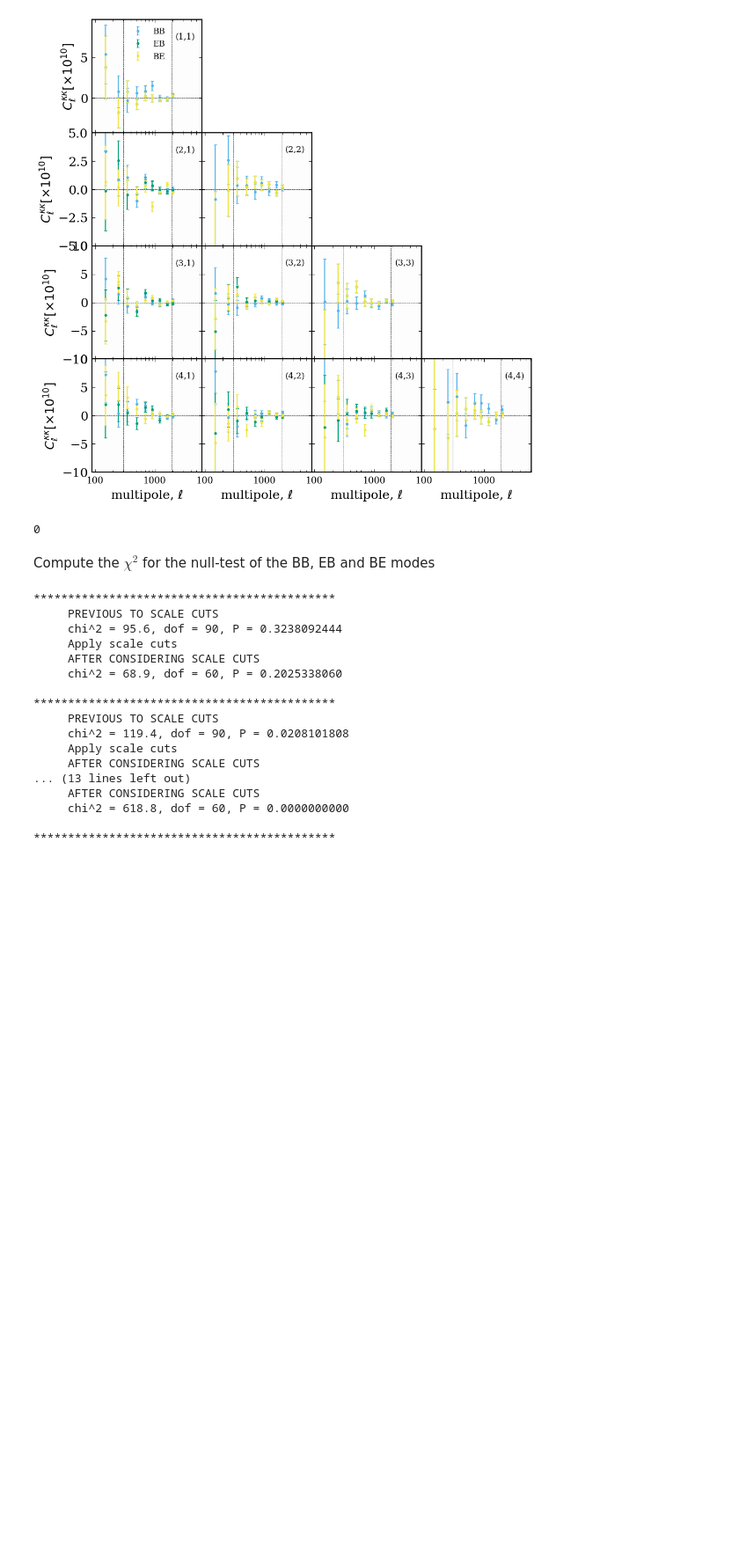
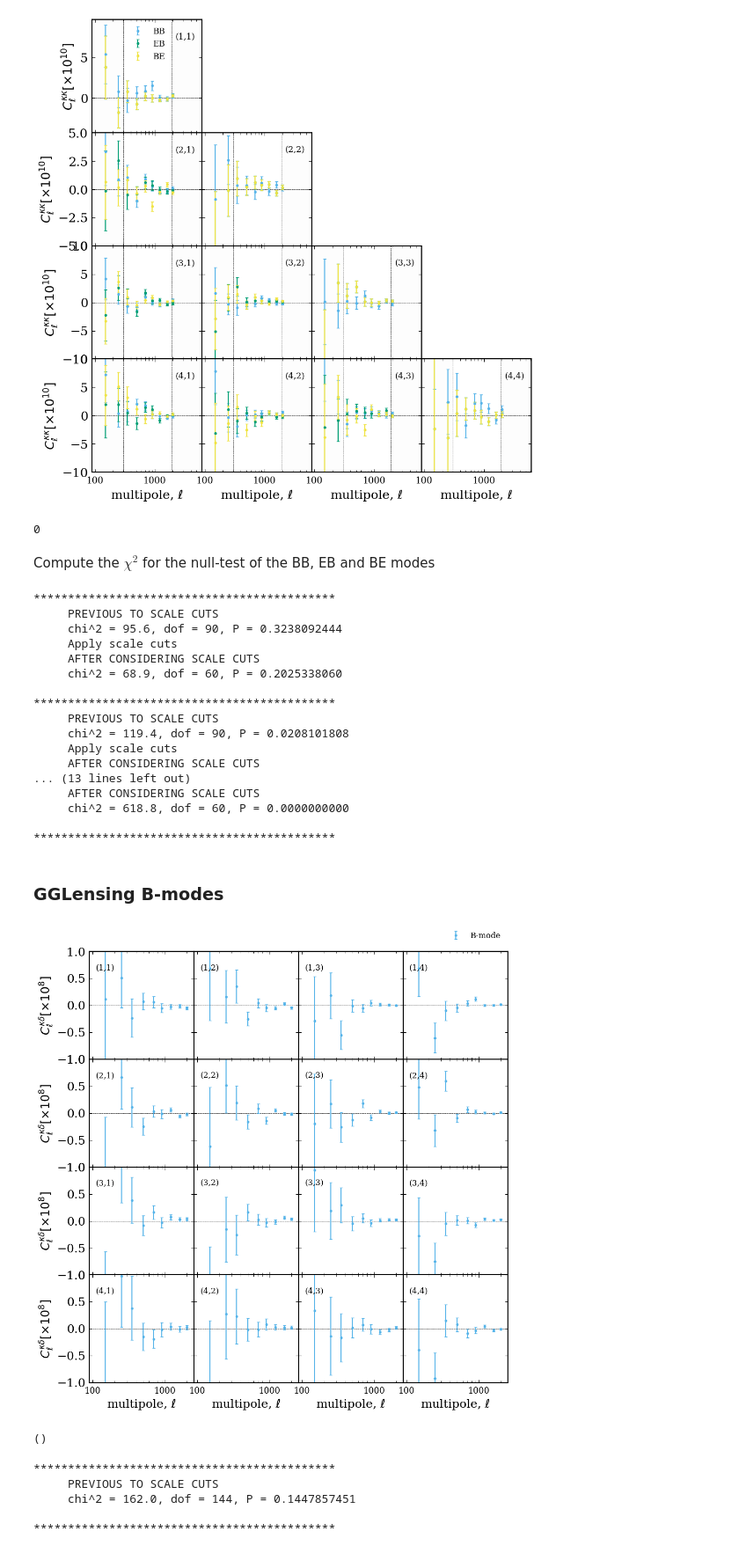
Before and after one commit to davsan06/HSC-PDR1-3x2pt-harmonic-methods, a Jupyter notebook: analysis/NBMeasurementPlot.ipynb, the cells around one changed output. Shown at 88% size. Drawn from its saved outputs; the diff is of its cells as text; code cells hidden in the pictures; blank space fills up the shorter version.

Commit message:
gglensing null tests

```diff
--- a/analysis/NBMeasurementPlot.ipynb
+++ b/analysis/NBMeasurementPlot.ipynb
@@ -633,3 +633,38 @@ for data_type in dt_array:
      chi^2 = 618.8, dof = 60, P = 0.0000000000
 
 ********************************************
+# %% [markdown]
+### GGLensing B-modes
+# %%
+path_aux = '/pscratch/sd/d/davidsan/HSC-PDR1-3x2pt-harmonic-methods/data/harmonic/txpipe/source_s16a_lens_dr1/all-fields/no-dndz'
+fname = os.path.join(path_aux, 'summary_statistics_fourier.sacc')
+s = sacc.Sacc.load_fits(fname)
+# %%
+hmu.Gammat2pt_NullTest_plot(fname = fname,
+                            save_fig=False,
+                            savepath='/pscratch/sd/d/davidsan/HSC-PDR1-3x2pt-harmonic-methods/figures/measurements/gglensing')
+# %% [output]
+[figure, added]
+()
+# %%
+dt_array = ['galaxy_shearDensity_cl_b']
+
+
+path_aux = '/pscratch/sd/d/davidsan/HSC-PDR1-3x2pt-harmonic-methods/data/harmonic/txpipe/source_s16a_lens_dr1/all-fields/no-dndz'
+fname_all = os.path.join(path_aux, 'summary_statistics_fourier.sacc')
+
+print()
+print('********************************************')
+for data_type in dt_array:
+    # Neet to read the whole dv in each iteration
+    s = sacc.Sacc.load_fits(fname_all)
+    # Compute the chisq for the null-test
+    hmu.ComputeChisq_NullTest(s = s, data_type = data_type)
+    print()
+    print('********************************************')
+# %% [output]
+********************************************
+     PREVIOUS TO SCALE CUTS
+     chi^2 = 162.0, dof = 144, P = 0.1447857451
+
+********************************************
```
Also changed, not shown: 1 other file.
